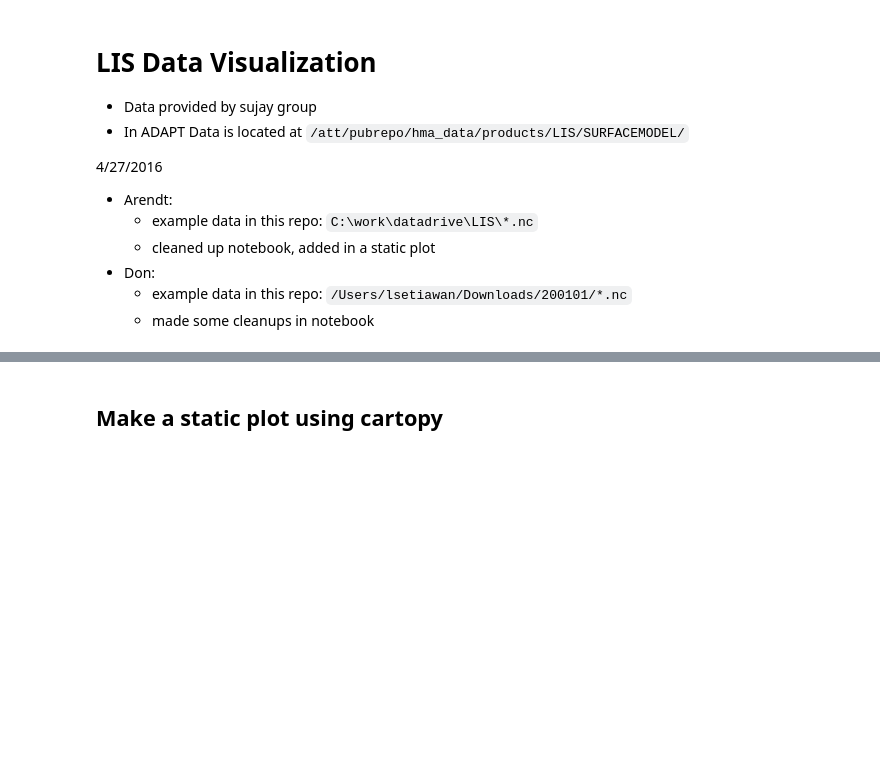
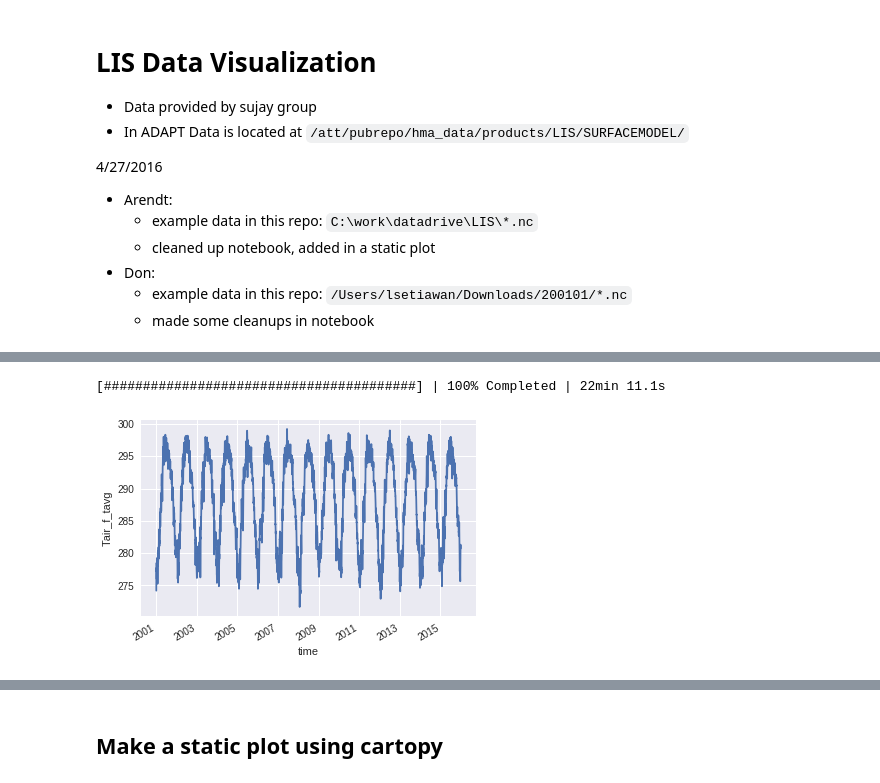
Before and after one commit to NASA-Planetary-Science/HiMAT, a Jupyter notebook: JupyterNotebooks/LIS/LIS_visualization.ipynb, the cells around one changed output, grey strips where cells are left out. Saved outputs shown, nothing was run; the diff lists cells and outputs as text; code cells hidden in the pictures; blank space fills up the shorter version.

Commit message:
a few groupby testing plots

```diff
--- a/JupyterNotebooks/LIS/LIS_visualization.ipynb
+++ b/JupyterNotebooks/LIS/LIS_visualization.ipynb
@@ -33,2 +33,4 @@ datadir = '/att/nobackup/aarendt/'
+# %%
+datadir = '/att/pubrepo/hma_data/products/LIS/SURFACEMODEL'
 # %%
 ds = utils.get_xr_dataset(datadir, multiple_nc=True)
@@ -34,0 +57,6 @@ ds = utils.get_xr_dataset(datadir, multiple_nc=True)
+# %%
+with ProgressBar():
+    ds['Tair_f_tavg'].groupby('time').mean().plot()
+# %% [output]
+[########################################] | 100% Completed | 22min 11.1s
+[figure, added]
```
Also changed, not shown: parts of 4 cells of this notebook.
